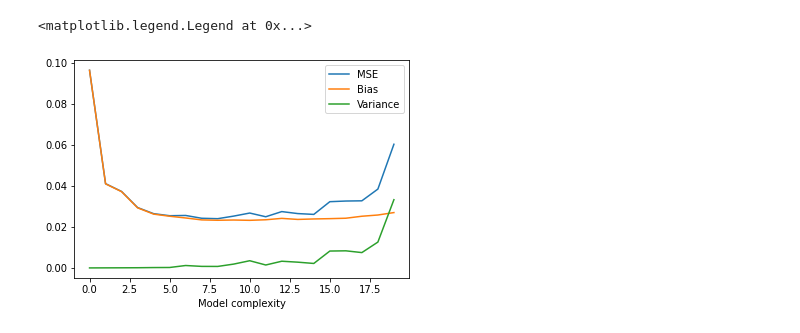
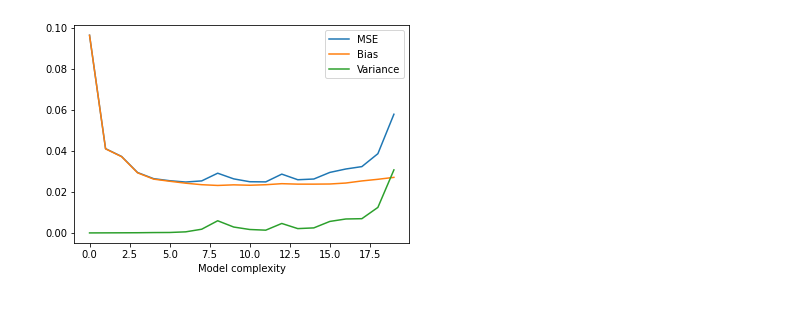
Before and after one commit to haakontm/FYS4155-Project1, a Jupyter notebook: ex2.ipynb, the cells around one changed output. Drawn from its saved outputs; the diff is of its cells as text; code cells hidden in the pictures.

```diff
--- a/ex2.ipynb
+++ b/ex2.ipynb
@@ -4,7 +4,7 @@ import numpy as np
 from sklearn.linear_model import LinearRegression
 from sklearn.model_selection import train_test_split
 from sklearn.utils import resample
-from sklearn.metrics import mean_squared_error
+from sklearn.preprocessing import StandardScaler
 
 RANDOMSTATE = 43
 
@@ -48,32 +48,36 @@ z += noise * np.random.randn(z.shape[0], z.shape[1])
 # Storing the error, variance and bias
 error = np.zeros(max_degree)
 bias = np.zeros(max_degree)
 variance = np.zeros(max_degree)
 
 for degree in range(max_degree):
     X = create_X(x, y, degree)
     X_train, X_test, z_train, z_test = train_test_split(X, z.reshape(-1, 1), random_state=RANDOMSTATE)
 
+    scaler = StandardScaler().fit(X_train)
+    X_train = scaler.transform(X_train)
+    X_test = scaler.transform(X_test)
+
     # every row of the matrix is a seperate prediction
     z_pred = np.zeros((z_test.shape[0], num_bootstraps))
 
     for bootstrap in range(num_bootstraps):
         X_bootstrap, z_bootstrap = resample(X_train, z_train)
 
         model = LinearRegression().fit(X_bootstrap, z_bootstrap)
         z_pred[:, bootstrap] = model.predict(X_test).flatten()
 
     #calculate errors for each degree
     bias[degree] = np.mean((z_test - np.mean(z_pred, axis=1, keepdims=True))**2)
     variance[degree] = np.mean(np.var(z_pred, axis=1, keepdims=True))
     error[degree] = bias[degree] + variance[degree]
 
 fig, ax = plt.subplots()
 ax.plot(range(max_degree), error, label='MSE')
 ax.plot(range(max_degree), bias, label='Bias')
 ax.plot(range(max_degree), variance, label='Variance')
 ax.set_xlabel('Model complexity')
 ax.legend()
+plt.show()
 # %% [output]
-<matplotlib.legend.Legend at 0x...>
-[figure, old version]
+[figure, new version]
```
